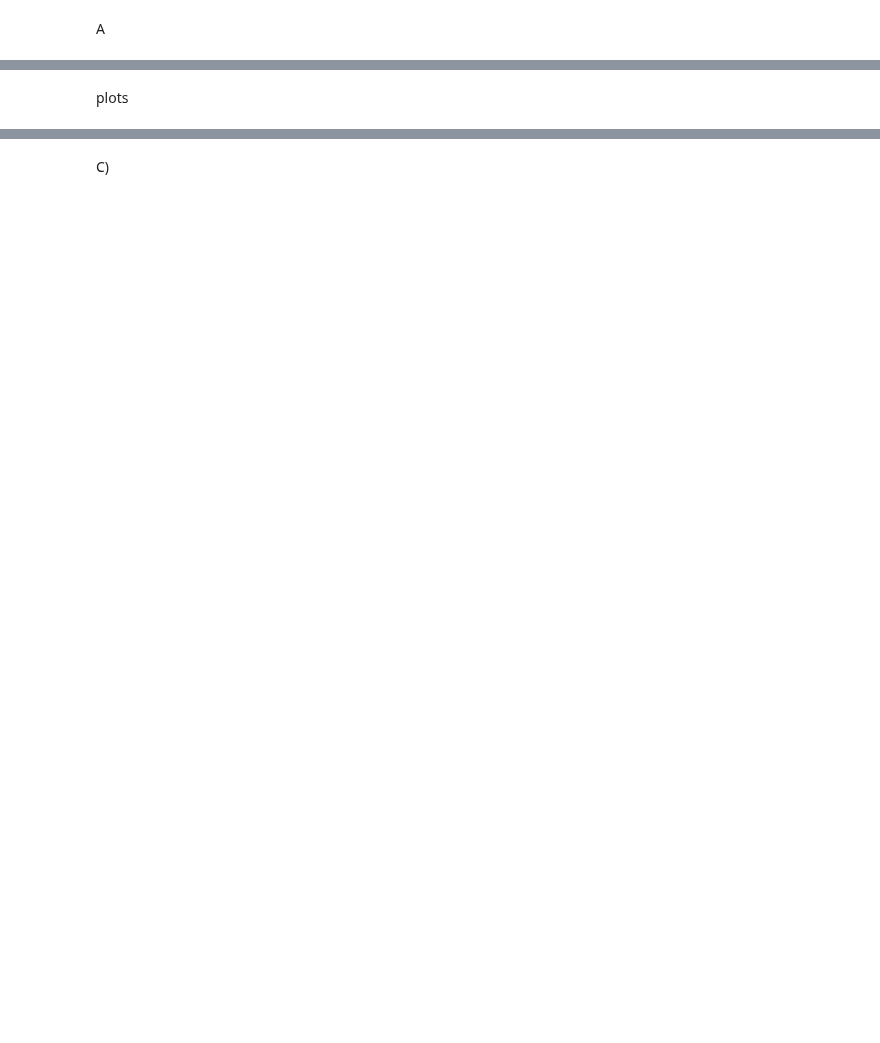
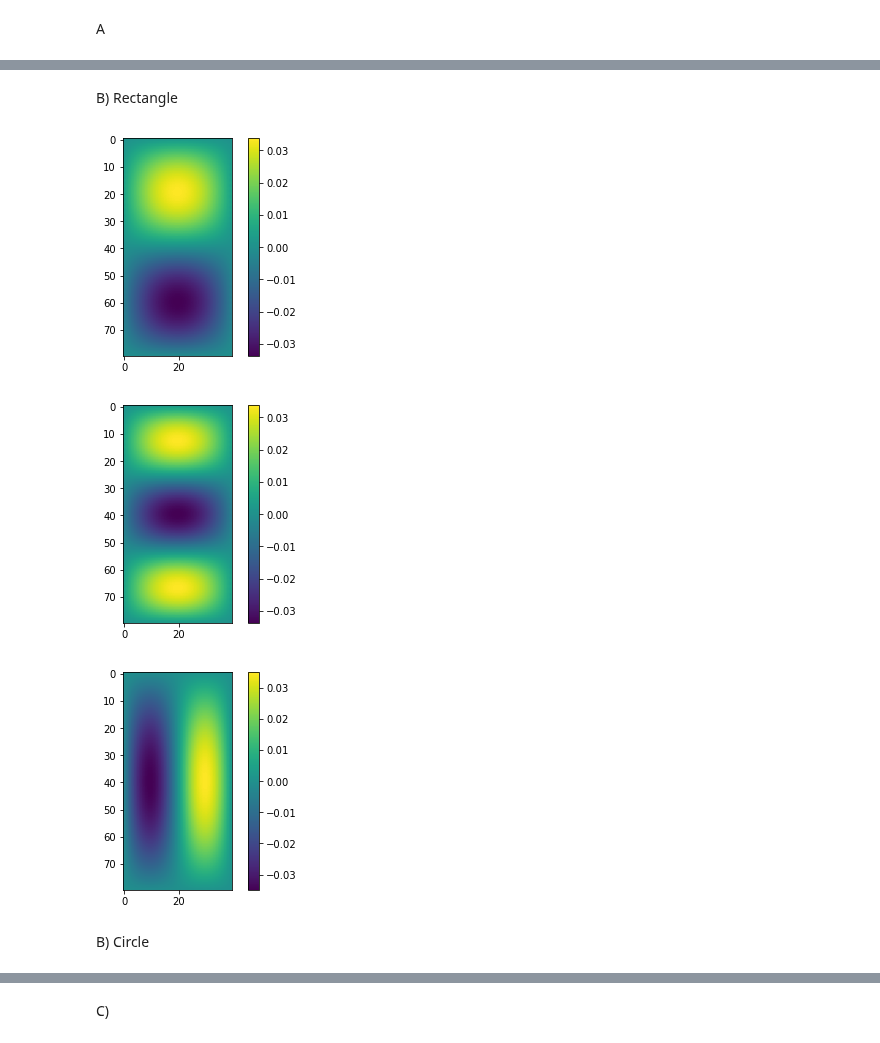
Before and after one commit to karellempes/ScieComp, a Jupyter notebook: Assignment 3/3.1Eigen modes of drums of different shapes.ipynb, the cells around one changed output, grey strips where cells are left out. Saved outputs shown, nothing was run; the diff lists cells and outputs as text; code cells hidden in the pictures; blank space fills up the shorter version.

```diff
--- a/Assignment 3/3.1Eigen modes of drums of different shapes.ipynb
+++ b/Assignment 3/3.1Eigen modes of drums of different shapes.ipynb
@@ -78,2 +91,37 @@ plt.show()
-# %% [markdown]
-plots
+# %% [markdown]
+B) Rectangle
+# %%
+N = 40 # the width
+K = 2*N # the lenght
+
+M = matrix(N,K,L)
+eigen, vector = linalg.eigh(M)
+# %%
+smallest = np.argmin(np.abs(eigen))
+smallest_vector = vector[:,smallest]
+eigen_grid = np.reshape(smallest_vector, (K,N))
+colormap = plt.imshow(eigen_grid, cmap='viridis')
+plt.colorbar()
+plt.show()
+
+eigen[smallest] = 100
+smallest = np.argmin(np.abs(eigen))
+smallest_vector = vector[:,smallest]
+eigen_grid = np.reshape(smallest_vector, (K,N))
+colormap = plt.imshow(eigen_grid, cmap='viridis')
+plt.colorbar()
+plt.show()
+
+eigen[smallest] = 100
+smallest = np.argmin(np.abs(eigen))
+smallest_vector = vector[:,smallest]
+eigen_grid = np.reshape(smallest_vector, (K,N))
+colormap = plt.imshow(eigen_grid, cmap='viridis')
+plt.colorbar()
+plt.show()
+# %% [output]
+[figure, added]
+[figure, added]
+[figure, added]
+# %% [markdown]
+B) Circle
```
Also changed, not shown: parts of 10 cells of this notebook.
